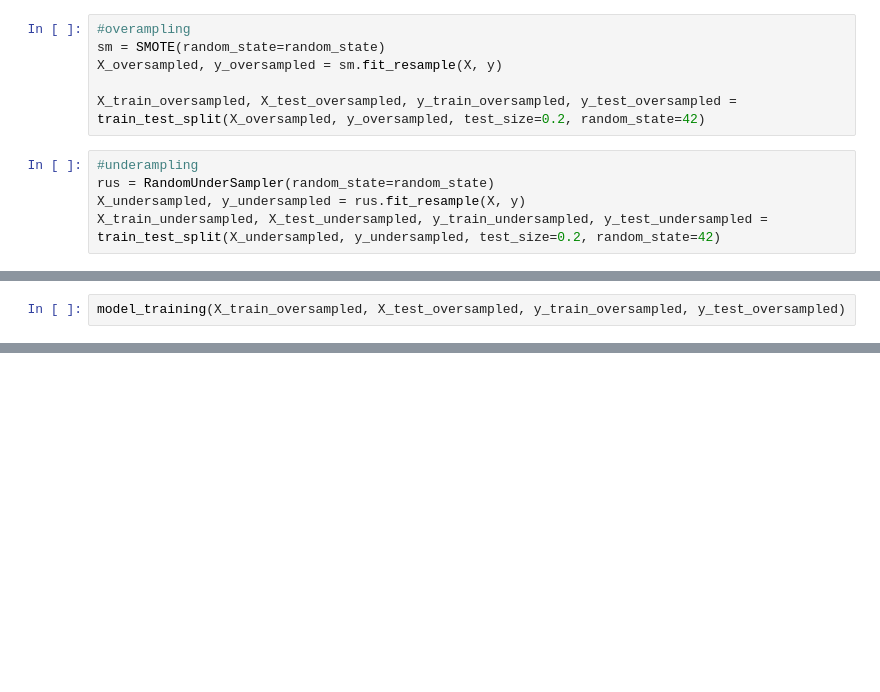
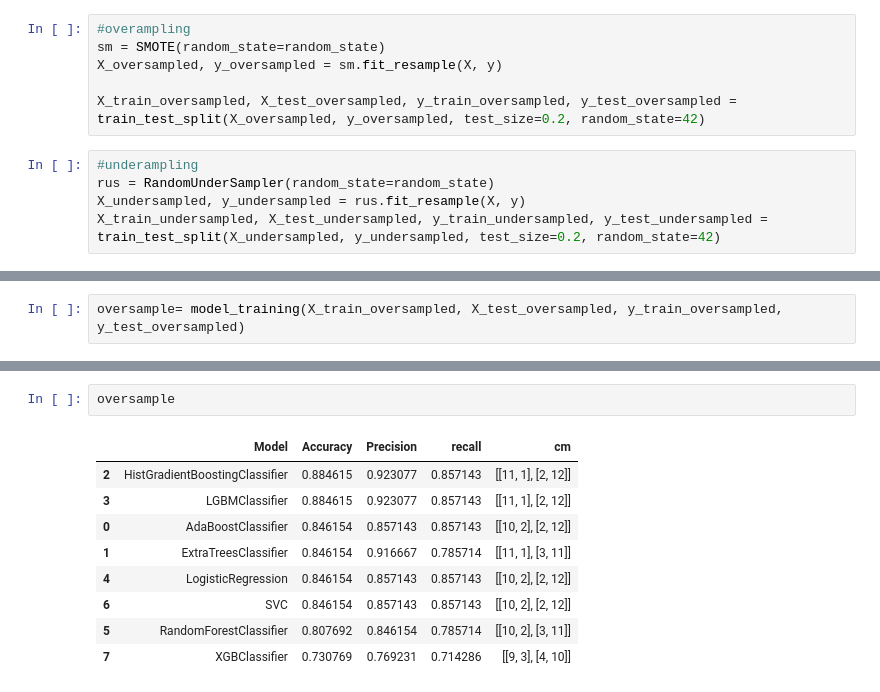
Before and after one commit to shaaleissa/colon_predictions, a Jupyter notebook: Model Training/all_models.ipynb, the cells around one changed output, grey strips where cells are left out. Drawn from its saved outputs; the diff is of its cells as text; blank space fills up the shorter version.

```diff
--- a/Model Training/all_models.ipynb
+++ b/Model Training/all_models.ipynb
@@ -99,2 +160,2 @@ Error:
 # %%
-model_training(X_train_oversampled, X_test_oversampled, y_train_oversampled, y_test_oversampled)
+oversample= model_training(X_train_oversampled, X_test_oversampled, y_train_oversampled, y_test_oversampled)
@@ -100,0 +187,12 @@ model_training(X_train_oversampled, X_test_oversampled, y_train_oversampled, y_t
+# %%
+oversample
+# %% [output]
+|  | Model | Accuracy | Precision | recall | cm |
+| 2 | HistGradientBoostingClassifier | 0.884615 | 0.923077 | 0.857143 | [[11, 1], [2, 12]] |
+| 3 | LGBMClassifier | 0.884615 | 0.923077 | 0.857143 | [[11, 1], [2, 12]] |
+| 0 | AdaBoostClassifier | 0.846154 | 0.857143 | 0.857143 | [[10, 2], [2, 12]] |
+| 1 | ExtraTreesClassifier | 0.846154 | 0.916667 | 0.785714 | [[11, 1], [3, 11]] |
+| 4 | LogisticRegression | 0.846154 | 0.857143 | 0.857143 | [[10, 2], [2, 12]] |
+| 6 | SVC | 0.846154 | 0.857143 | 0.857143 | [[10, 2], [2, 12]] |
+| 5 | RandomForestClassifier | 0.807692 | 0.846154 | 0.785714 | [[10, 2], [3, 11]] |
+| 7 | XGBClassifier | 0.730769 | 0.769231 | 0.714286 | [[9, 3], [4, 10]] |
```
Also changed, not shown: parts of 12 cells of this notebook, 1 other file.
